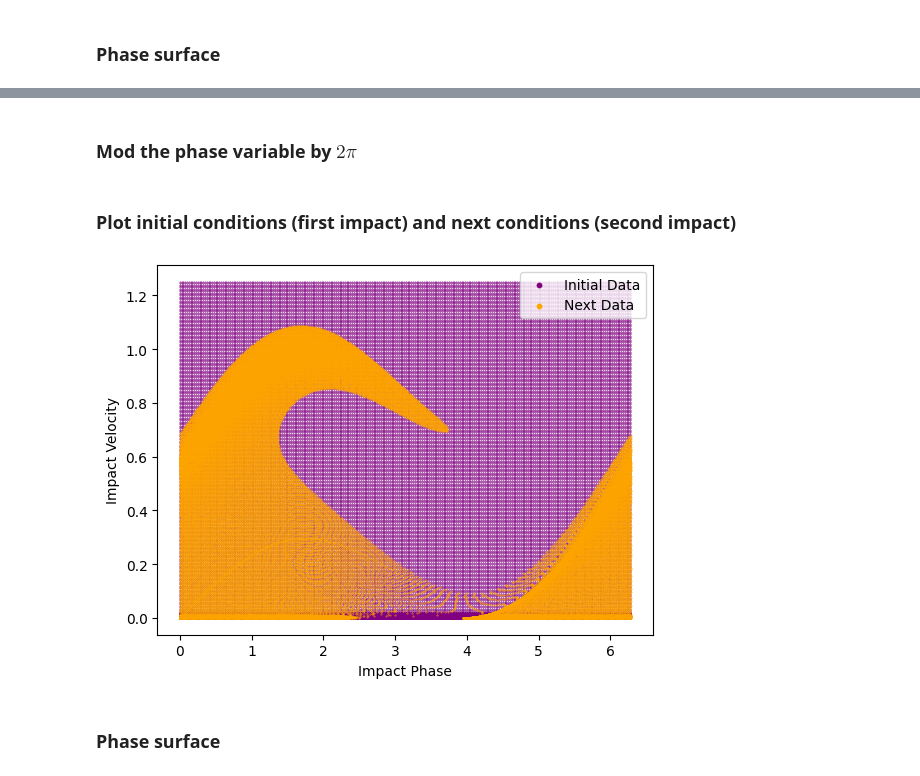
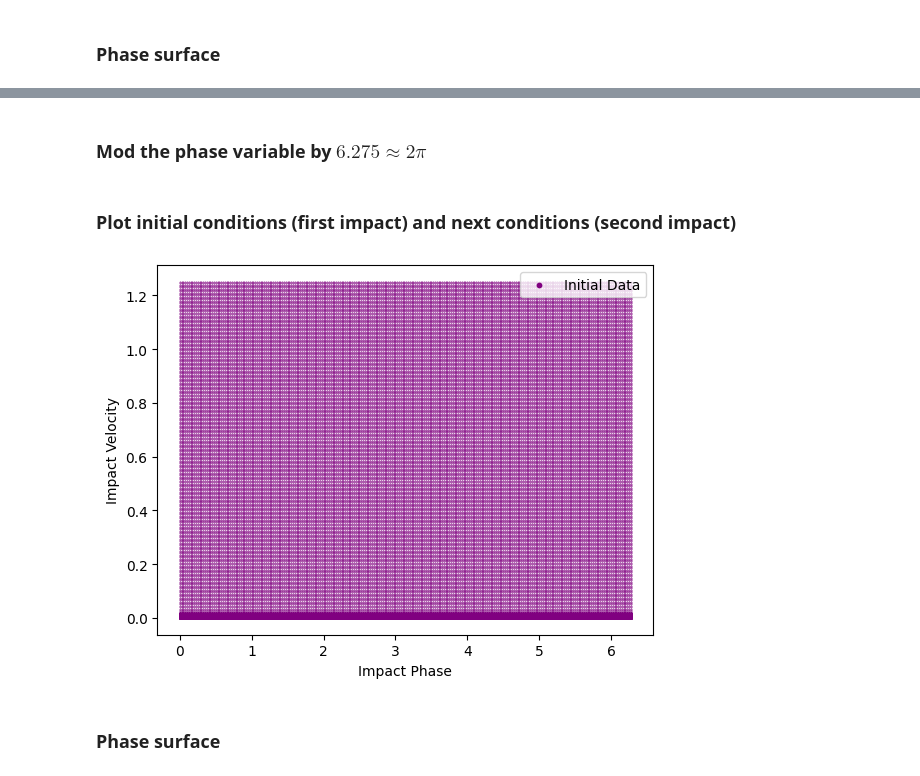
Before and after one commit to begelb/HYHODY, a Jupyter notebook: HyHoDy/smooth_vibro_impact_map.ipynb, the cells around one changed output, grey strips where cells are left out. Cells and saved outputs as stored; diff of their text form; code cells hidden in the pictures.

```diff
--- a/HyHoDy/smooth_vibro_impact_map.ipynb
+++ b/HyHoDy/smooth_vibro_impact_map.ipynb
@@ -52,3 +52,3 @@ if plot_data:
 # %% [markdown]
-### Mod the phase variable by $2 \pi$
+### Mod the phase variable by $6.275 \approx 2 \pi$
 # %%
@@ -60,9 +59,9 @@ next_impact_velocity = Y[:, 1]
 # %%
 if plot_data:
     plt.scatter(X[:,0], X[:,1], c='purple', s = 0.1, label='Initial Data')
-    plt.scatter(Y[:,0], Y[:,1], c='orange', s = 0.1, label='Next Data')
+   # plt.scatter(Y[:,0], Y[:,1], c='orange', s = 0.1, label='Next Data')
     plt.xlabel('Impact Phase')
     plt.ylabel('Impact Velocity')
     plt.legend(markerscale=10)
 # %% [output]
-[figure, old version]
+[figure, new version]
```
Also changed, not shown: parts of 8 cells of this notebook, 1 other file.
